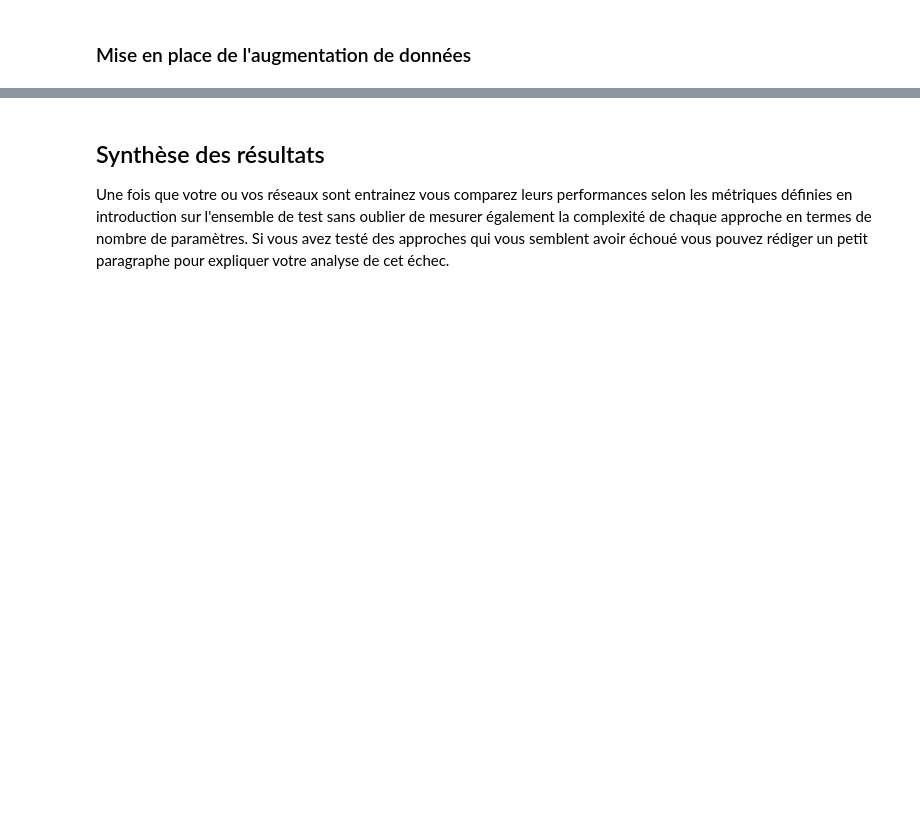
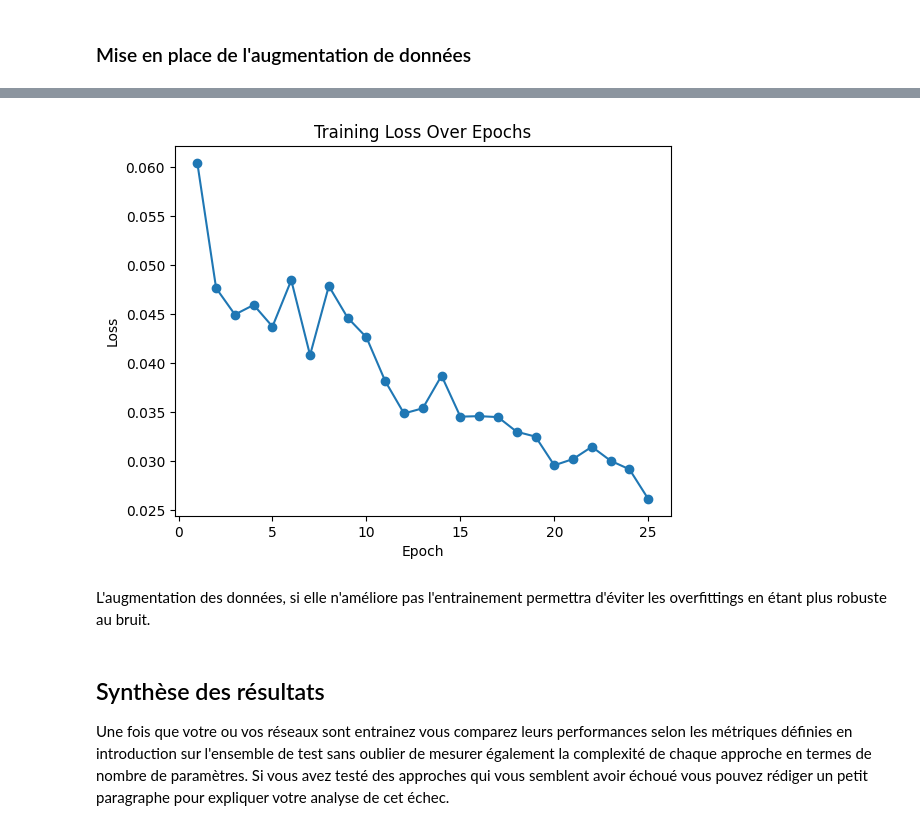
Before and after one commit to cvt8/DLTS_TP3, a Jupyter notebook: dlts_tp3.ipynb, the cells around one changed output, grey strips where cells are left out. Drawn from its saved outputs; the diff is of its cells as text; code cells hidden in the pictures; blank space fills up the shorter version.

```diff
--- a/dlts_tp3.ipynb
+++ b/dlts_tp3.ipynb
@@ -719,7 +1059,7 @@ LSTM_CNN_Model nombre de paramètres: 238630
 # %%
 # Initialisation du modèle
 model = cnn_lstm_model
-loss_fn = nn.CrossEntropyLoss()
+loss_fn = nn.NLLLoss()
 optimizer = torch.optim.Adam(model.parameters())
 
 chemin_vers_sauvegarde_modelLSTM = 'modelCNNLSTM.pth'
@@ -729,6 +1069,8 @@ chemin_vers_sauvegarde_modelLSTM = 'modelCNNLSTM.pth'
 n_epochs = 10
 train_losses = []
 
+
+model = cnn_lstm_model
 model.to(device)  #Placer le modèle sur le GPU si possible
 
 # Boucle d'entraînement
@@ -766,7 +1123,7 @@ plt.show()
 ### Mise en place de l'augmentation de données
 # %%
 def augment_data(signal, snr):
-    # Example augmentation: Add Gaussian noise based on SNR
+    signal = torch.from_numpy(signal)  # Convert numpy array to tensor
     noise = torch.randn_like(signal) * (10 ** (-snr / 20))
     augmented_signal = signal + noise
     return augmented_signal
@@ -779,14 +1136,9 @@ def custom_collate_fn(batch):
         augmented_signals.append(augmented_signal)
     return torch.stack(augmented_signals), torch.tensor(labels)
 
-# Create a new DataLoader with the custom collate function
+dataset = MyDataset(data_path)
+
 dataloader_augmented = DataLoader(dataset,
                                   batch_size=batch_size,
                                   shuffle=True,
                                   collate_fn=custom_collate_fn)
-
-# Example usage of the augmented DataLoader
-for i, (data, label) in enumerate(dataloader_augmented):
-    print(i, data, label)
-    if i > 5:
-        break
@@ -795,17 +1147,15 @@ for i, (data, label) in enumerate(dataloader_augmented):
 # %%
-#loss = nn.L1Loss()
-loss = nn.CrossEntropyLoss()
+loss = nn.NLLLoss()
      # définissez la fonction de perte selon laquelle le modèle sera optimisé
 
-optimizer = torch.optim.Adam(model1.parameters()) # en pratique on utilise pas une simple descente de gradient mais une procédure d'optimisation plus sophistiquée qui est implémentée sous la forme d'un objet Optimizer. Il en existe beaucoup d'optimizers différents, vous pouvez en tester différents, je vous propose d'utiliser en premier lieu l'algorithme Adam
+optimizer = torch.optim.Adam(model3.parameters()) # en pratique on utilise pas une simple descente de gradient mais une procédure d'optimisation plus sophistiquée qui est implémentée sous la forme d'un objet Optimizer. Il en existe beaucoup d'optimizers différents, vous pouvez en tester différents, je vous propose d'utiliser en premier lieu l'algorithme Adam
 
-n_epochs = 10 # le nombre d'itérations dans l'entrainement
+n_epochs = 25 # le nombre d'itérations dans l'entrainement - que nous augmentons pour tenir compte de l'augmentation de données
 
+chemin_vers_sauvegarde_model3_augmented = 'model3_augmented.pth'
 
-chemin_vers_sauvegarde_model1 = 'model1_augmented.pth'
-
-model = model1
-model1.to(device) # on place le modèle dans le GPU si nécessaire
+model = model3
+model3.to(device) # on place le modèle dans le GPU si nécessaire
 
 train_losses = []
 
@@ -839,4 +1189,4 @@ for epoch in range(n_epochs):
 
         # loggez la loss et les métriques sur le batch de validation
 
-torch.save(model1, chemin_vers_sauvegarde_model1)
+torch.save(model3, chemin_vers_sauvegarde_model3_augmented)
@@ -843,3 +1211,14 @@ torch.save(model1, chemin_vers_sauvegarde_model1)
+# %%
+# Tracé de la loss au cours des epochs
+plt.plot(range(1, n_epochs + 1), train_losses, marker='o')
+plt.xlabel('Epoch')
+plt.ylabel('Loss')
+plt.title('Training Loss Over Epochs')
+plt.show()
+# %% [output]
+[figure, added]
+# %% [markdown]
+L'augmentation des données, si elle n'améliore pas l'entrainement permettra d'éviter les overfittings en étant plus robuste au bruit.
 # %% [markdown]
 ## Synthèse des résultats
 Une fois que votre ou vos réseaux sont entrainez vous comparez leurs performances selon les métriques définies en introduction sur l'ensemble de test sans oublier de mesurer également la complexité de chaque approche en termes de nombre de paramètres. Si vous avez testé des approches qui vous semblent avoir échoué vous pouvez rédiger un petit paragraphe pour expliquer votre analyse de cet échec.
```
Also changed, not shown: parts of 43 cells of this notebook, 7 other files.
